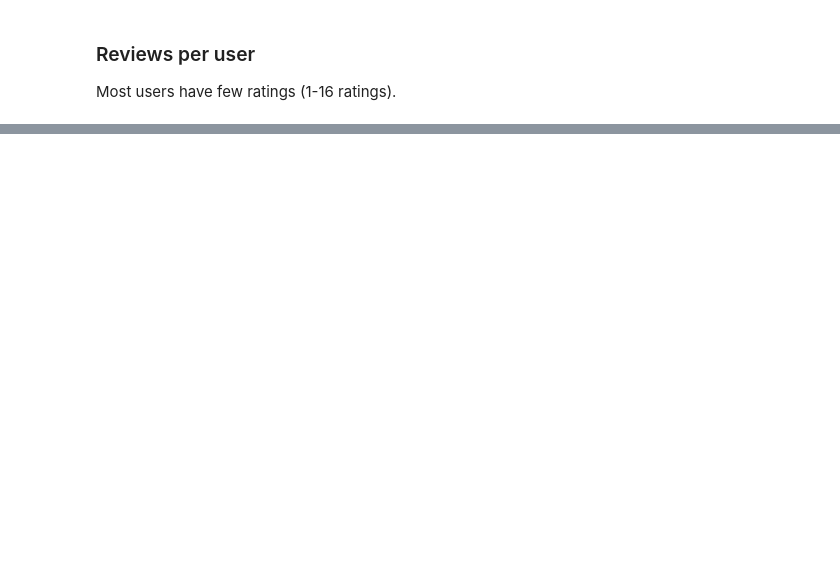
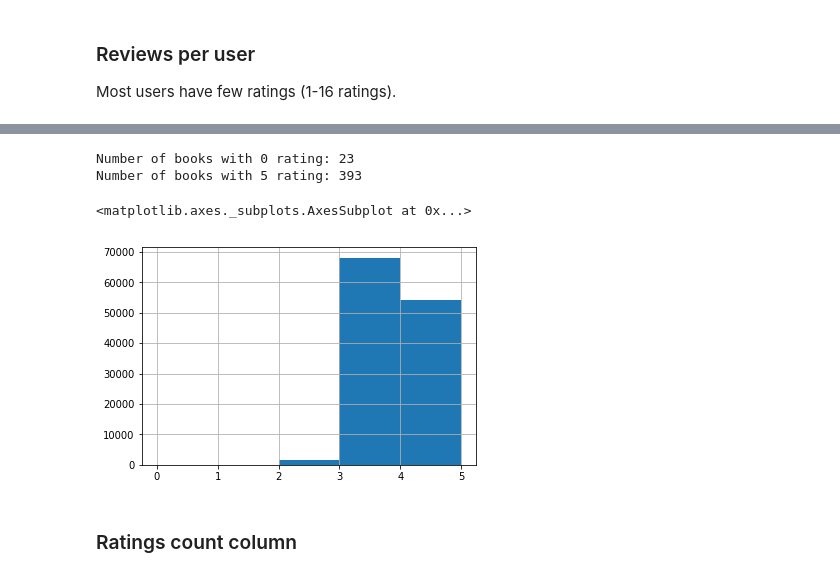
Before and after one commit to k-chuang/data-science-competitions, a Jupyter notebook: goodreads_eda.ipynb, the cells around one changed output, grey strips where cells are left out. Drawn from its saved outputs; the diff is of its cells as text; code cells hidden in the pictures; blank space fills up the shorter version.

```diff
--- a/goodreads_eda.ipynb
+++ b/goodreads_eda.ipynb
@@ -154,0 +219,4 @@ book_df.head()
+# %%
+book_df['average_rating'] = book_df['average_rating'].astype(float)
+book_df['ratings_count'] = book_df['ratings_count'].astype(int)
+book_df['text_reviews_count'] = book_df['text_reviews_count'].astype(int)
@@ -154,0 +237,13 @@ book_df.head()
+# %%
+print("Number of books with 0 rating: {}".format(len(book_df[book_df['average_rating'] == 0])))
+print("Number of books with 5 rating: {}".format(len(book_df[book_df['average_rating'] == 5])))
+# %% [output]
+Number of books with 0 rating: 23
+Number of books with 5 rating: 393
+# %%
+book_df['average_rating'].hist(bins=5)
+# %% [output]
+<matplotlib.axes._subplots.AxesSubplot at 0x...>
+[figure, added]
+# %% [markdown]
+### Ratings count column
```
Also changed, not shown: parts of 29 cells of this notebook.
